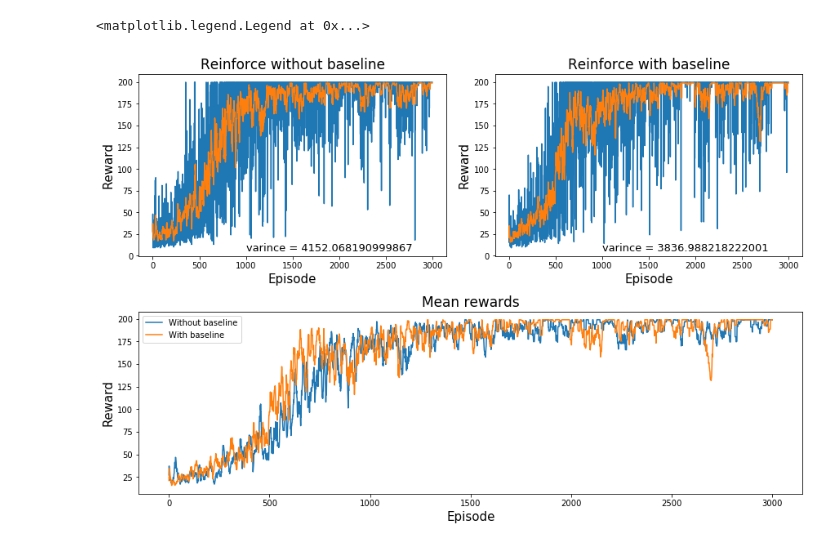
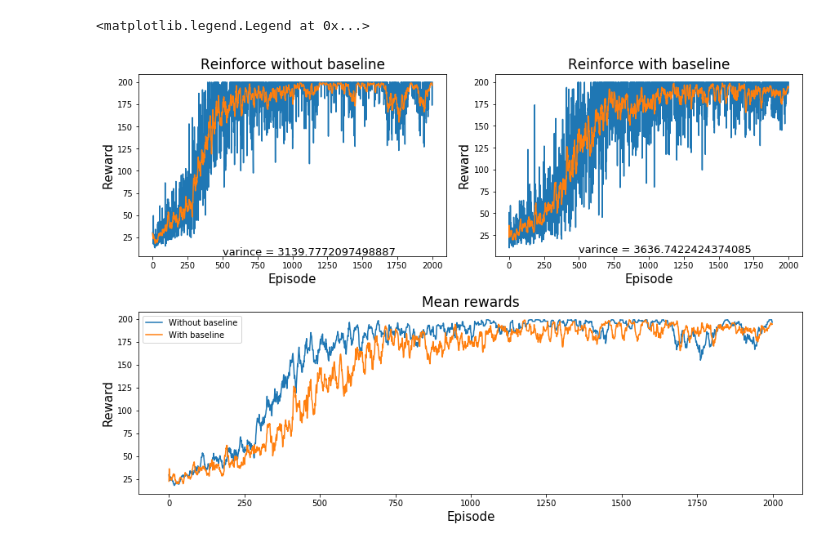
Before and after one commit to DJAlexJ/Reinforcement_Learning, a Jupyter notebook: Visualizations.ipynb, the cells around one changed output. Drawn from its saved outputs; the diff is of its cells as text; code cells hidden in the pictures.

Commit message:
Visualizations

```diff
--- a/Visualizations.ipynb
+++ b/Visualizations.ipynb
@@ -6,3 +77,3 @@ import numpy as np
 # %%
-rein = pd.read_csv('D:/Reinforcement_Learning/df_reinforce.csv')
-rein_basel = pd.read_csv('D:/Reinforcement_Learning/df_reinforce_baseline.csv')
+rein = pd.read_csv('D:/Reinforcement_Learning/df_reinforce_2_trajectories_2000.csv')
+rein_basel = pd.read_csv('D:/Reinforcement_Learning/df_reinforce_2_trajectories_baseline_2000.csv')
@@ -30,27 +85,27 @@ rb_mean_reward = rein_basel.mean10_rewards
 # %%
 fg = plt.figure(figsize = (12, 8), constrained_layout = True)
 grids = fg.add_gridspec(2, 2)
 fig_ax_1 = fg.add_subplot(grids[0, 0])
 plt.plot(r_reward)
 plt.plot(r_mean_reward)
 plt.title('Reinforce without baseline', fontsize = 17)
 plt.xlabel('Episode', fontsize = 15)
 plt.ylabel('Reward', fontsize = 15)
-plt.text(1000, 5, 'varince = {}'.format(np.var(r_reward)), fontsize = 13)
+plt.text(500, 5, 'varince = {}'.format(np.var(r_reward)), fontsize = 13)
 fig_ax_2 = fg.add_subplot(grids[0, 1])
 plt.plot(rb_reward)
 plt.plot(rb_mean_reward)
 plt.title('Reinforce with baseline', fontsize = 17)
 plt.xlabel('Episode', fontsize = 15)
 plt.ylabel('Reward', fontsize = 15)
-plt.text(1000, 5, 'varince = {}'.format(np.var(rb_reward)), fontsize = 13)
+plt.text(500, 5, 'varince = {}'.format(np.var(rb_reward)), fontsize = 13)
 fig_ax_3 = fg.add_subplot(grids[1, :])
 plt.plot(r_mean_reward)
 plt.plot(rb_mean_reward)
 plt.title('Mean rewards', fontsize = 17)
 plt.xlabel('Episode', fontsize = 15)
 plt.ylabel('Reward', fontsize = 15)
 plt.legend(['Without baseline', 'With baseline'])
 # %% [output]
 <matplotlib.legend.Legend at 0x...>
-[figure, old version]
+[figure, new version]
```
Also changed, not shown: parts of 11 cells of this notebook.
